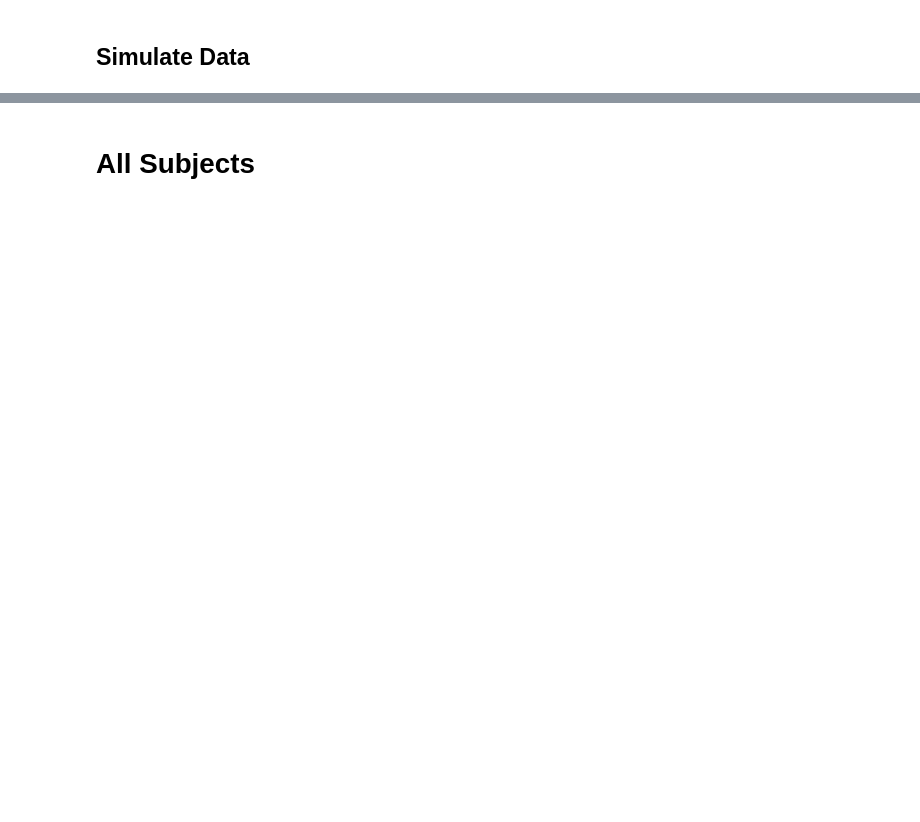
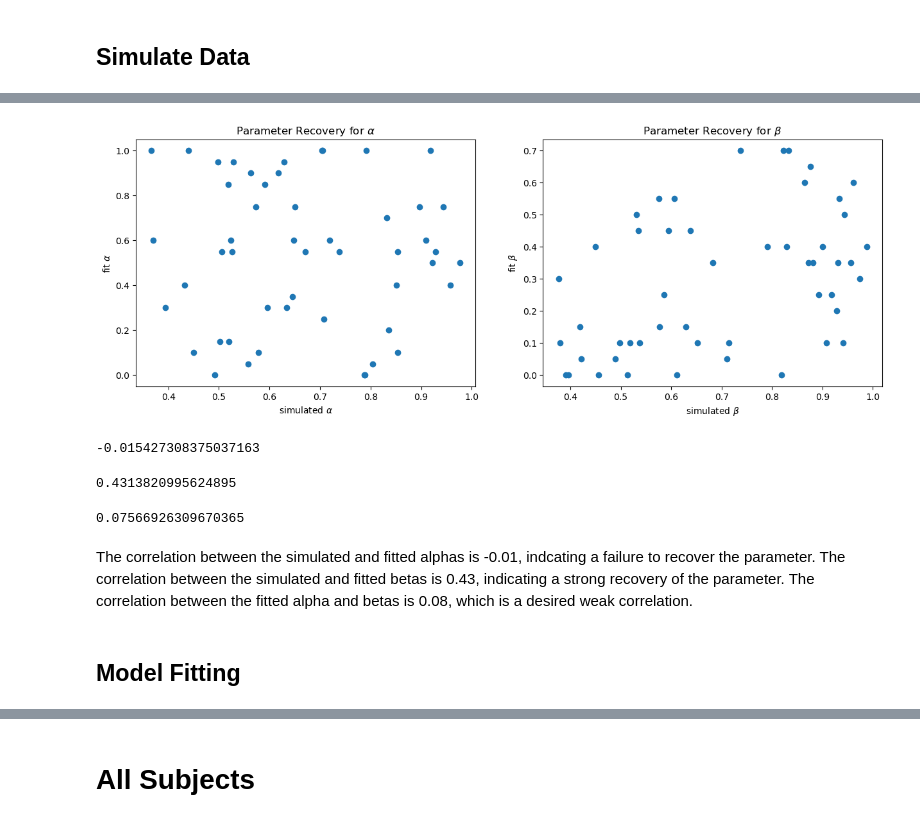
Before and after one commit to hspopal/scon_social_reward, a Jupyter notebook: code/social_reward_modeling.ipynb, the cells around one changed output, grey strips where cells are left out. Drawn from its saved outputs; the diff is of its cells as text; code cells hidden in the pictures; blank space fills up the shorter version.

```diff
--- a/code/social_reward_modeling.ipynb
+++ b/code/social_reward_modeling.ipynb
@@ -382,0 +732,32 @@ plt.subplots_adjust(wspace=0.8)
+# %%
+fig, axes = plt.subplots(ncols=2, figsize=(15, 5))
+
+# parameter recovery for alpha
+axes[0].plot(alpha_sim, alpha_fit, 'o')
+axes[0].set(ylabel=r'fit $\alpha$',
+            xlabel=r'simulated $\alpha$',
+            title=fr'Parameter Recovery for $\alpha$')
+
+axes[1].plot(beta_sim, beta_fit, 'o')
+axes[1].set(ylabel=r'fit $\beta$',
+            xlabel=r'simulated $\beta$',
+            title=fr'Parameter Recovery for $\beta$')
+plt.show()
+# %% [output]
+[figure, added]
+# %%
+np.corrcoef(alpha_sim,beta_fit)[0,1]
+# %% [output]
+-0.015427308375037163
+# %%
+np.corrcoef(beta_sim,beta_fit)[0,1]
+# %% [output]
+0.4313820995624895
+# %%
+np.corrcoef(alpha_fit,beta_fit)[0,1]
+# %% [output]
+0.07566926309670365
+# %% [markdown]
+The correlation between the simulated and fitted alphas is -0.01, indcating a failure to recover the parameter. The correlation between the simulated and fitted betas is 0.43, indicating a strong recovery of the parameter. The correlation between the fitted alpha and betas is 0.08, which is a desired weak correlation.
+# %% [markdown]
+## Model Fitting
```
Also changed, not shown: parts of 59 cells of this notebook, 1 other file.
